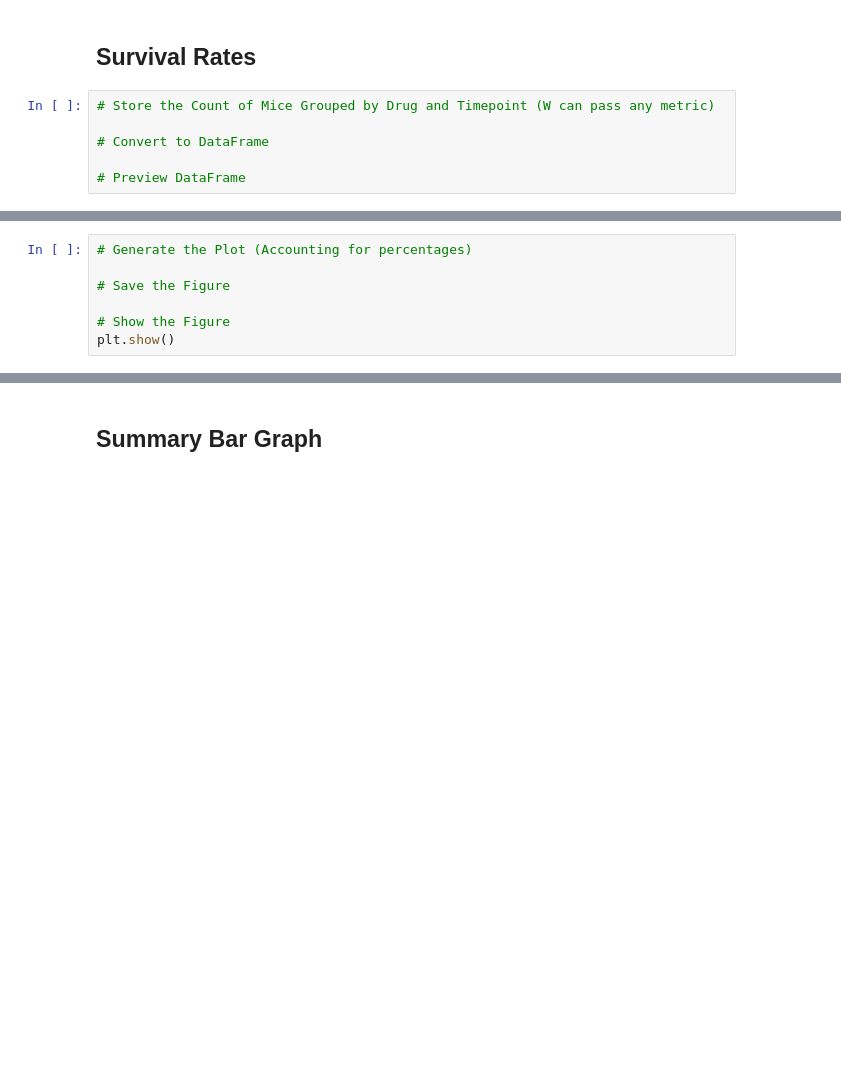
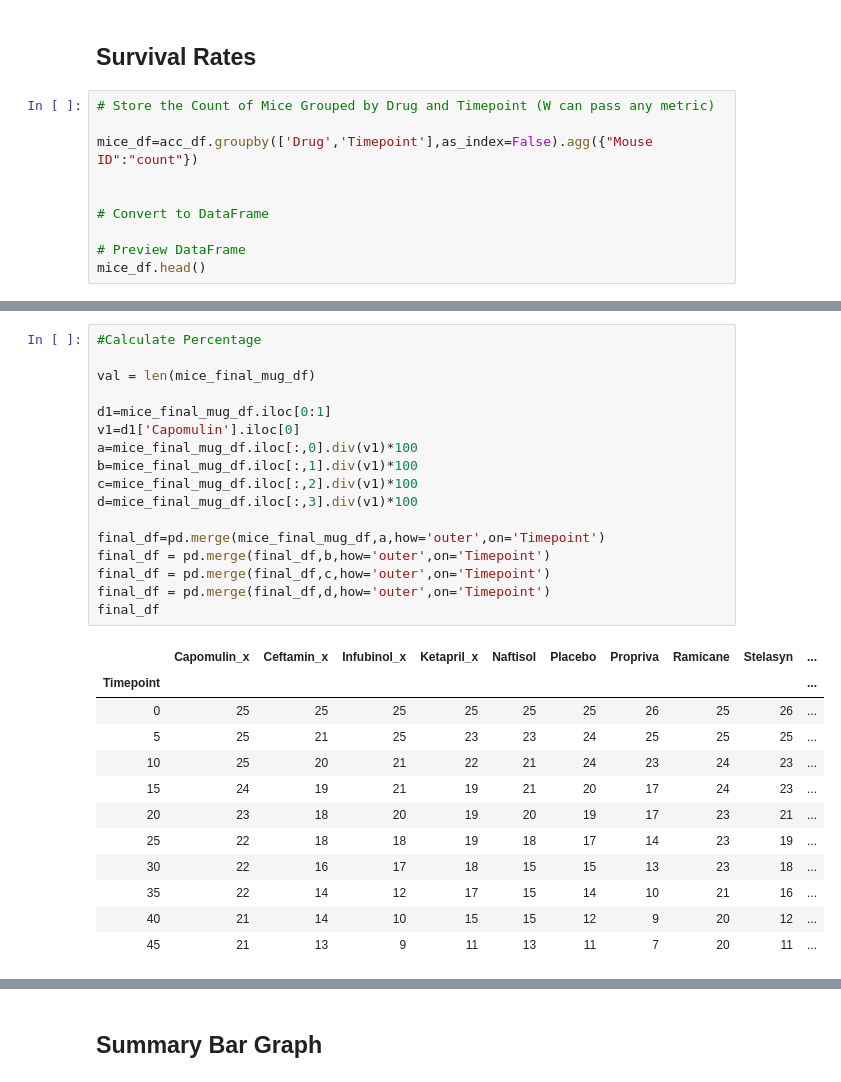
Before and after one commit to maheshdivan/matplotlib-challenge, a Jupyter notebook: Pymaceuticals/pymaceuticals_starter.ipynb, the cells around one changed output, grey strips where cells are left out. Drawn from its saved outputs; the diff is of its cells as text; blank space fills up the shorter version.

```diff
--- a/Pymaceuticals/pymaceuticals_starter.ipynb
+++ b/Pymaceuticals/pymaceuticals_starter.ipynb
@@ -234,7 +301,11 @@ plt.show()
 ## Survival Rates
 # %%
 # Store the Count of Mice Grouped by Drug and Timepoint (W can pass any metric)
+
+mice_df=acc_df.groupby(['Drug','Timepoint'],as_index=False).agg({"Mouse ID":"count"})
+
 
 # Convert to DataFrame
 
 # Preview DataFrame
+mice_df.head()
@@ -262,7 +335,30 @@ plt.show()
-# %%
-# Generate the Plot (Accounting for percentages)
-
-# Save the Figure
-
-# Show the Figure
-plt.show()
+# %%
+#Calculate Percentage
+
+val = len(mice_final_mug_df)
+
+d1=mice_final_mug_df.iloc[0:1]
+v1=d1['Capomulin'].iloc[0]
+a=mice_final_mug_df.iloc[:,0].div(v1)*100
+b=mice_final_mug_df.iloc[:,1].div(v1)*100
+c=mice_final_mug_df.iloc[:,2].div(v1)*100
+d=mice_final_mug_df.iloc[:,3].div(v1)*100
+
+final_df=pd.merge(mice_final_mug_df,a,how='outer',on='Timepoint')
+final_df = pd.merge(final_df,b,how='outer',on='Timepoint')
+final_df = pd.merge(final_df,c,how='outer',on='Timepoint')
+final_df = pd.merge(final_df,d,how='outer',on='Timepoint')
+final_df
+# %% [output]
+|  | Capomulin_x | Ceftamin_x | Infubinol_x | Ketapril_x | Naftisol | Placebo | Propriva | Ramicane | Stelasyn | ... |
+| Timepoint |  |  |  |  |  |  |  |  |  | ... |
+| 0 | 25 | 25 | 25 | 25 | 25 | 25 | 26 | 25 | 26 | ... |
+| 5 | 25 | 21 | 25 | 23 | 23 | 24 | 25 | 25 | 25 | ... |
+| 10 | 25 | 20 | 21 | 22 | 21 | 24 | 23 | 24 | 23 | ... |
+| 15 | 24 | 19 | 21 | 19 | 21 | 20 | 17 | 24 | 23 | ... |
+| 20 | 23 | 18 | 20 | 19 | 20 | 19 | 17 | 23 | 21 | ... |
+| 25 | 22 | 18 | 18 | 19 | 18 | 17 | 14 | 23 | 19 | ... |
+| 30 | 22 | 16 | 17 | 18 | 15 | 15 | 13 | 23 | 18 | ... |
+| 35 | 22 | 14 | 12 | 17 | 15 | 14 | 10 | 21 | 16 | ... |
+| 40 | 21 | 14 | 10 | 15 | 15 | 12 | 9 | 20 | 12 | ... |
+| 45 | 21 | 13 | 9 | 11 | 13 | 11 | 7 | 20 | 11 | ... |
```
Also changed, not shown: parts of 18 cells of this notebook, 4 other files.
